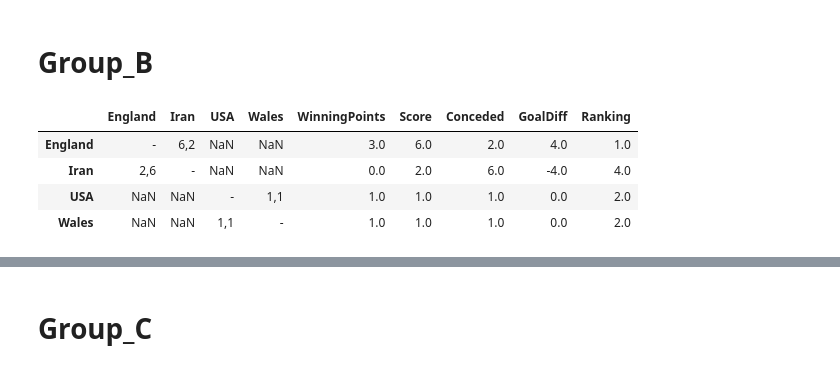
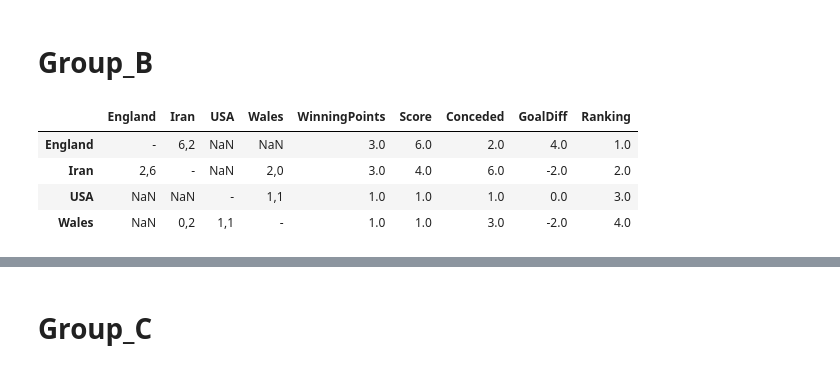
Before and after one commit to Jhosua-a/WCup2022, a Jupyter notebook: WCup2022_GroupLeage.ipynb, the cells around one changed output, grey strips where cells are left out. Saved outputs shown, nothing was run; the diff lists cells and outputs as text; code cells hidden in the pictures.

```diff
--- a/WCup2022_GroupLeage.ipynb
+++ b/WCup2022_GroupLeage.ipynb
@@ -223,19 +244,19 @@ for team in Group_B_Team_list:
 # %%
 Group_B_RoundRobin.iat[0, 1], Group_B_RoundRobin.iat[1, 0] = '6,2' , '2,6'
 Group_B_RoundRobin.iat[2, 3], Group_B_RoundRobin.iat[3, 2] = '1,1' , '1,1'
 
 #Group_B_RoundRobin.iat[0, 2], Group_B_RoundRobin.iat[2, 0] = '0,2' , '2,0'
-#Group_B_RoundRobin.iat[1, 3], Group_B_RoundRobin.iat[3, 1] = '0,2' , '2,0'
+Group_B_RoundRobin.iat[1, 3], Group_B_RoundRobin.iat[3, 1] = '2,0' , '0,2'
 
 #Group_B_RoundRobin.iat[0, 3], Group_B_RoundRobin.iat[3, 0] = '0,2' , '2,0'
 #Group_B_RoundRobin.iat[1, 2], Group_B_RoundRobin.iat[2, 1] = '0,2' , '2,0'
 Ranking(Group_B_RoundRobin)
 # %% [output]
 |  | England | Iran | USA | Wales | WinningPoints | Score | Conceded | GoalDiff | Ranking |
 | England | - | 6,2 | NaN | NaN | 3.0 | 6.0 | 2.0 | 4.0 | 1.0 |
-| Iran | 2,6 | - | NaN | NaN | 0.0 | 2.0 | 6.0 | -4.0 | 4.0 |
-| USA | NaN | NaN | - | 1,1 | 1.0 | 1.0 | 1.0 | 0.0 | 2.0 |
-| Wales | NaN | NaN | 1,1 | - | 1.0 | 1.0 | 1.0 | 0.0 | 2.0 |
+| Iran | 2,6 | - | NaN | 2,0 | 3.0 | 4.0 | 6.0 | -2.0 | 2.0 |
+| USA | NaN | NaN | - | 1,1 | 1.0 | 1.0 | 1.0 | 0.0 | 3.0 |
+| Wales | NaN | 0,2 | 1,1 | - | 1.0 | 1.0 | 3.0 | -2.0 | 4.0 |
 # %%
 Ranking_num_B, Ranking_probability_B = RankingProbability(Group_B_RoundRobin.copy())
 # %% [output]
```
Also changed, not shown: parts of 20 cells of this notebook.
